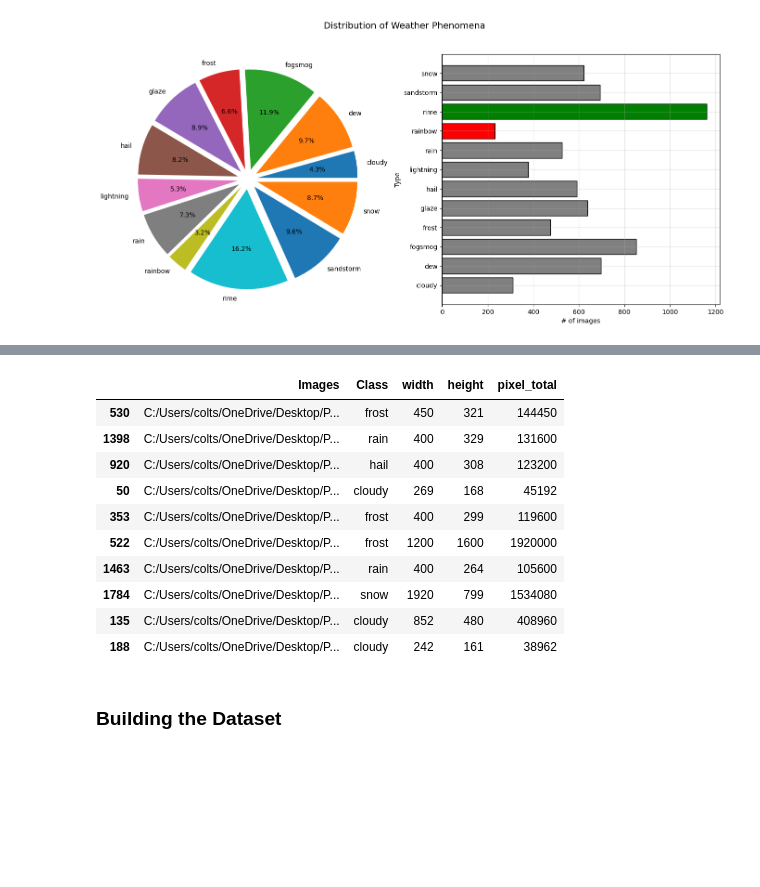
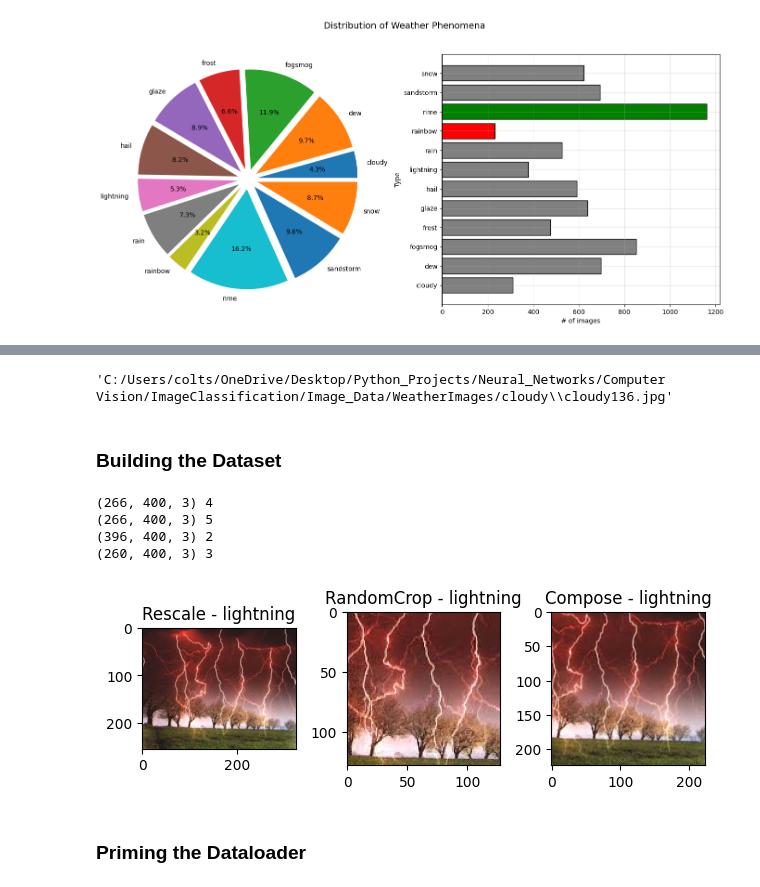
Before and after one commit to ktsorensenWX/PyTorch-WX-Classification, a Jupyter notebook: wx_PyTorch.ipynb, the cells around one changed output, grey strips where cells are left out. Cells and saved outputs as stored; diff of their text form; code cells hidden in the pictures; blank space fills up the shorter version.

```diff
--- a/wx_PyTorch.ipynb
+++ b/wx_PyTorch.ipynb
@@ -258,18 +255,8 @@ imgs.groupby(["Class"]).count()
 # %%
 # Sample the data
-imgs.sample(10)
+imgs["Images"].iloc[274]
 # %% [output]
-|  | Images | Class | width | height | pixel_total |
-| 530 | C:/Users/colts/OneDrive/Desktop/P... | frost | 450 | 321 | 144450 |
-| 1398 | C:/Users/colts/OneDrive/Desktop/P... | rain | 400 | 329 | 131600 |
-| 920 | C:/Users/colts/OneDrive/Desktop/P... | hail | 400 | 308 | 123200 |
-| 50 | C:/Users/colts/OneDrive/Desktop/P... | cloudy | 269 | 168 | 45192 |
-| 353 | C:/Users/colts/OneDrive/Desktop/P... | frost | 400 | 299 | 119600 |
-| 522 | C:/Users/colts/OneDrive/Desktop/P... | frost | 1200 | 1600 | 1920000 |
-| 1463 | C:/Users/colts/OneDrive/Desktop/P... | rain | 400 | 264 | 105600 |
-| 1784 | C:/Users/colts/OneDrive/Desktop/P... | snow | 1920 | 799 | 1534080 |
-| 135 | C:/Users/colts/OneDrive/Desktop/P... | cloudy | 852 | 480 | 408960 |
-| 188 | C:/Users/colts/OneDrive/Desktop/P... | cloudy | 242 | 161 | 38962 |
+'C:/Users/colts/OneDrive/Desktop/Python_Projects/Neural_Networks/Computer Vision/ImageClassification/Image_Data/WeatherImages/cloudy\\cloudy136.jpg'
 # %%
 # Unhash this to use as an image checker...
 """
@@ -284,0 +289,12 @@ plt.imshow(plt.imread(imgs["Images"].iloc[x]))
+# %%
+# Lets convert the classes to numbers using LabelEncoder
+label = LabelEncoder()
+imgs["Class_Tokenized"] = label.fit_transform(imgs["Class"])
+
+# Also I'll build a matching dict to connect each item to its label
+cls, cls_tkn = imgs["Class"].unique(), imgs["Class_Tokenized"].unique()
+label_dict = {}
+
+# Loop through
+for i in range(0, len(cls)):
+    label_dict[cls_tkn[i]] = cls[i]
@@ -284,0 +334,17 @@ plt.imshow(plt.imread(imgs["Images"].iloc[x]))
+# %%
+# Test the image collection class
+rand_img = random.randint(0, weatherImageDataset(imgs).__len__()-1)
+
+# Add 'transform' and 'target_transform' attributes here
+testWX = weatherImageDataset(imgs)
+# testWX[rand_img]
+
+# Testing image calls
+for x in range(0, 4):
+    rand_x = random.randint(0, weatherImageDataset(imgs).__len__()-1)
+    print(testWX[rand_x]["image"].shape, testWX[rand_x]["event"])
+# %% [output]
+(266, 400, 3) 4
+(266, 400, 3) 5
+(396, 400, 3) 2
+(260, 400, 3) 3
@@ -284,0 +414,28 @@ plt.imshow(plt.imread(imgs["Images"].iloc[x]))
+# %%
+# Transformations
+rescale = Rescale(256)
+crop = RandomCrop(128)
+composed = transforms.Compose([Rescale(256), RandomCrop(224)])
+
+# Rand int
+rand_x = random.randint(0, weatherImageDataset(imgs).__len__()-1)
+
+# Test the Rescale - Use a tuple to make images semmetrical, a single int to keep aspect ratio
+testWX_v2 = weatherImageDataset(imgs)
+
+# Apply each of the above transforms on a sample
+fig = plt.figure()
+sample = testWX_v2[rand_x]
+for i, tsfrm in enumerate([rescale, crop, composed]):
+    transformed_sample = tsfrm(sample)
+
+    ax = plt.subplot(1, 3, i + 1)
+    plt.tight_layout()
+    plt.imshow(transformed_sample["image"])
+    ax.set_title(f"{type(tsfrm).__name__} - {label_dict[int(transformed_sample['event'])]}")
+
+plt.show()
+# %% [output]
+[figure, added]
+# %% [markdown]
+### Priming the Dataloader
```
Also changed, not shown: parts of 22 cells of this notebook, 1 other file.
